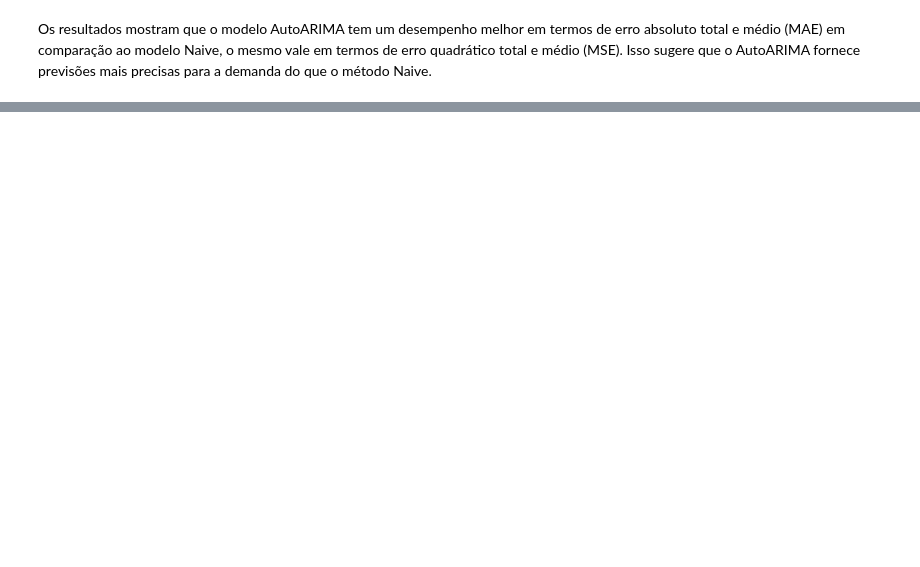
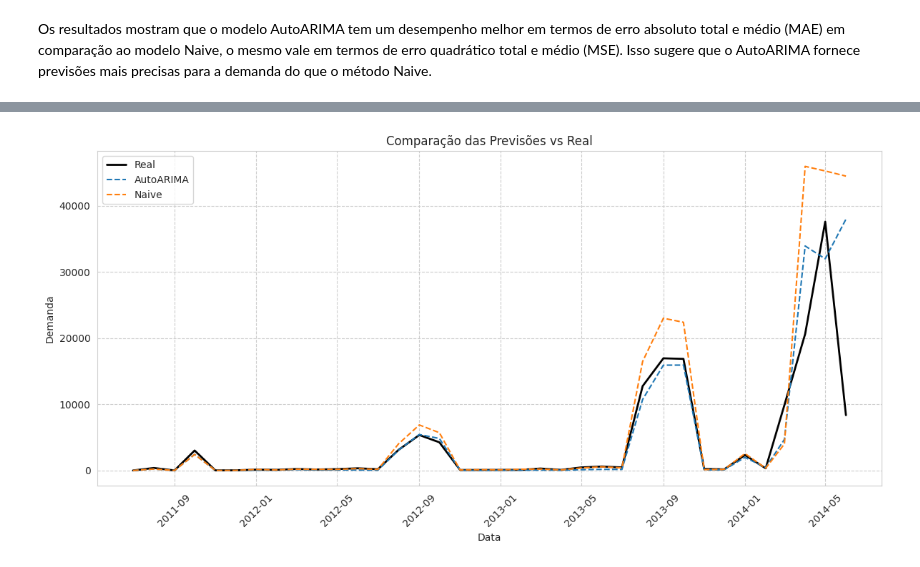
Before and after one commit to drisanches/desafio_final_LH, a Jupyter notebook: docs/aw_sales_forecasting.ipynb, the cells around one changed output, grey strips where cells are left out. Cells and saved outputs as stored; diff of their text form; code cells hidden in the pictures; blank space fills up the shorter version.

```diff
--- a/docs/aw_sales_forecasting.ipynb
+++ b/docs/aw_sales_forecasting.ipynb
@@ -950,0 +1310,34 @@ fcst.plot(Y_train, Y_hat_df)
+# %%
+df_temp = predicts.copy()
+df_temp['ds'] = pd.to_datetime(df_temp['ds'])
+
+temp_grouped = df_temp.groupby(df_temp['ds'].dt.to_period('M')).agg({
+    'y': 'sum',
+    'AutoARIMA': 'sum',
+    'Naive': 'sum'
+}).reset_index()
+
+temp_grouped['ds'] = temp_grouped['ds'].dt.to_timestamp()
+# %%
+plt.figure(figsize=(12, 6))
+
+plt.plot(temp_grouped['ds'],
+         temp_grouped['y'],
+         label='Real',
+         color='black',
+         linestyle='-',
+         linewidth=2)
+
+# Plotar as previsões de cada modelo
+plt.plot(temp_grouped['ds'], temp_grouped['AutoARIMA'], label='AutoARIMA', linestyle='--')
+plt.plot(temp_grouped['ds'], temp_grouped['Naive'], label='Naive', linestyle='--')
+
+plt.title('Comparação das Previsões vs Real')
+plt.xlabel('Data')
+plt.ylabel('Demanda')
+plt.legend()
+plt.xticks(rotation=45)
+plt.tight_layout()
+plt.show()
+# %% [output]
+[figure, added]
```
Also changed, not shown: parts of 62 cells of this notebook, 1 other file.
